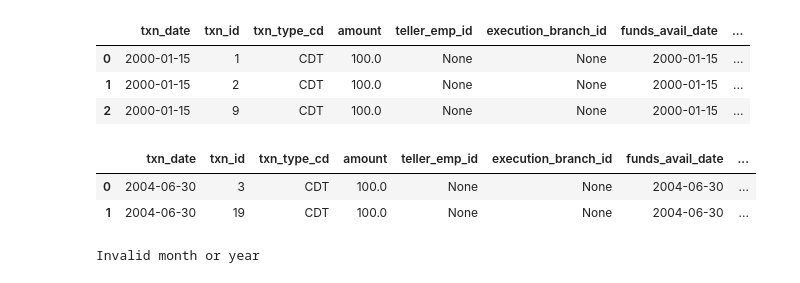
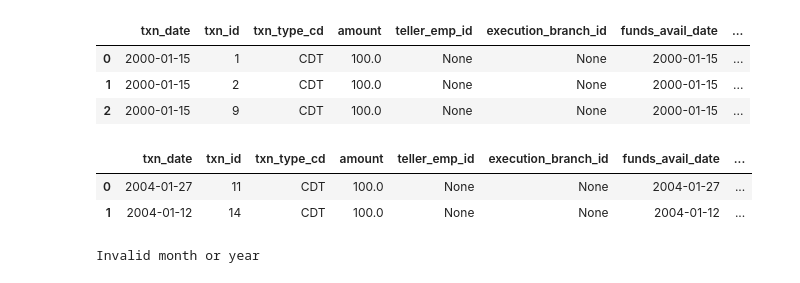
Before and after one commit to Evebarr20/DSE5002_Project2, a Jupyter notebook: project2_tests.ipynb, the cells around one changed output. Saved outputs shown, nothing was run; the diff lists cells and outputs as text; code cells hidden in the pictures.

```diff
--- a/project2_tests.ipynb
+++ b/project2_tests.ipynb
@@ -43,11 +43,11 @@ get_transactions_by_month(engine, 1, 2000)
 | 2 | 2000-01-15 | 9 | CDT | 100.0 | None | None | 2000-01-15 | ... |
 # %%
 # Test valid date
-get_transactions_by_month(engine, 6, 2004)
+get_transactions_by_month(engine, 1, 2004)
 # %% [output]
 |  | txn_date | txn_id | txn_type_cd | amount | teller_emp_id | execution_branch_id | funds_avail_date | ... |
-| 0 | 2004-06-30 | 3 | CDT | 100.0 | None | None | 2004-06-30 | ... |
-| 1 | 2004-06-30 | 19 | CDT | 100.0 | None | None | 2004-06-30 | ... |
+| 0 | 2004-01-27 | 11 | CDT | 100.0 | None | None | 2004-01-27 | ... |
+| 1 | 2004-01-12 | 14 | CDT | 100.0 | None | None | 2004-01-12 | ... |
 # %%
 # Test invalid date
 get_transactions_by_month(engine, 13, 2000)
```
Also changed, not shown: parts of 8 cells of this notebook.
